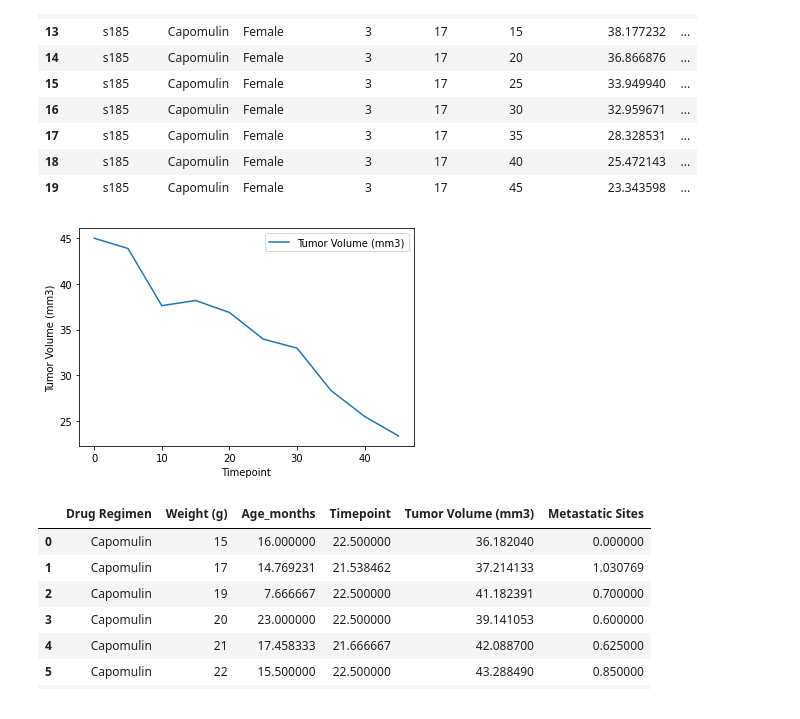
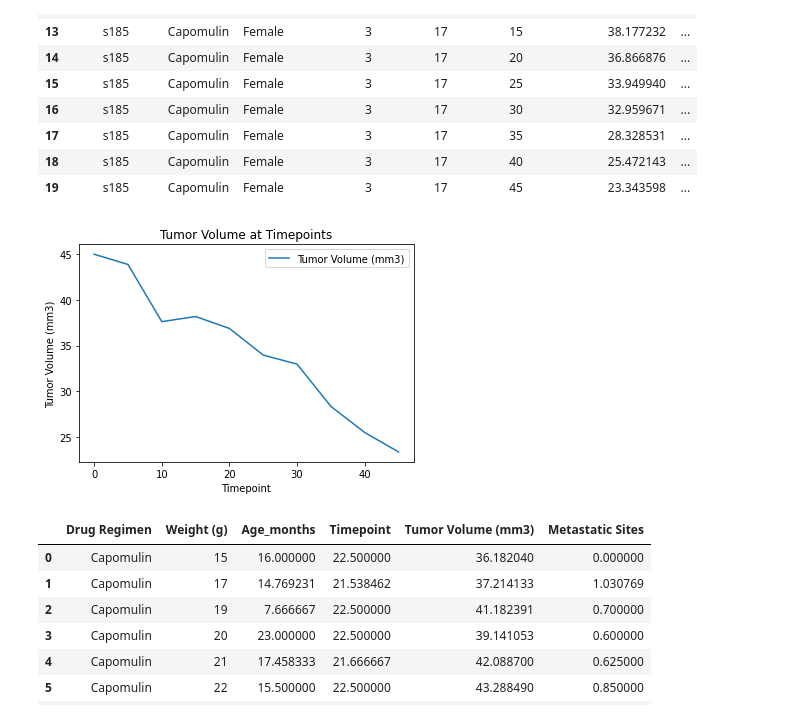
Before and after one commit to kellrow80/matplotlib---challenge, a Jupyter notebook: Instructions/Pymaceuticals/pymaceuticals_starter.ipynb, the cells around one changed output. Cells and saved outputs as stored; diff of their text form; code cells hidden in the pictures.

```diff
--- a/Instructions/Pymaceuticals/pymaceuticals_starter.ipynb
+++ b/Instructions/Pymaceuticals/pymaceuticals_starter.ipynb
@@ -448,12 +589,13 @@ single_mouse_ID
 # %%
 #Chart data for mouse ID s185
 single_mouse_chart = single_mouse_ID.plot("Timepoint", "Tumor Volume (mm3)")
 
 single_mouse_chart.set_xlabel("Timepoint")
 single_mouse_chart.set_ylabel("Tumor Volume (mm3)")
+plt.title("Tumor Volume at Timepoints")
 plt.show()
 # %% [output]
-[figure, old version]
+[figure, new version]
 # %%
 # Generate a scatter plot of average tumor volume vs. mouse weight for the Capomulin regimen
 # %%
```
Also changed, not shown: parts of 17 cells of this notebook.
